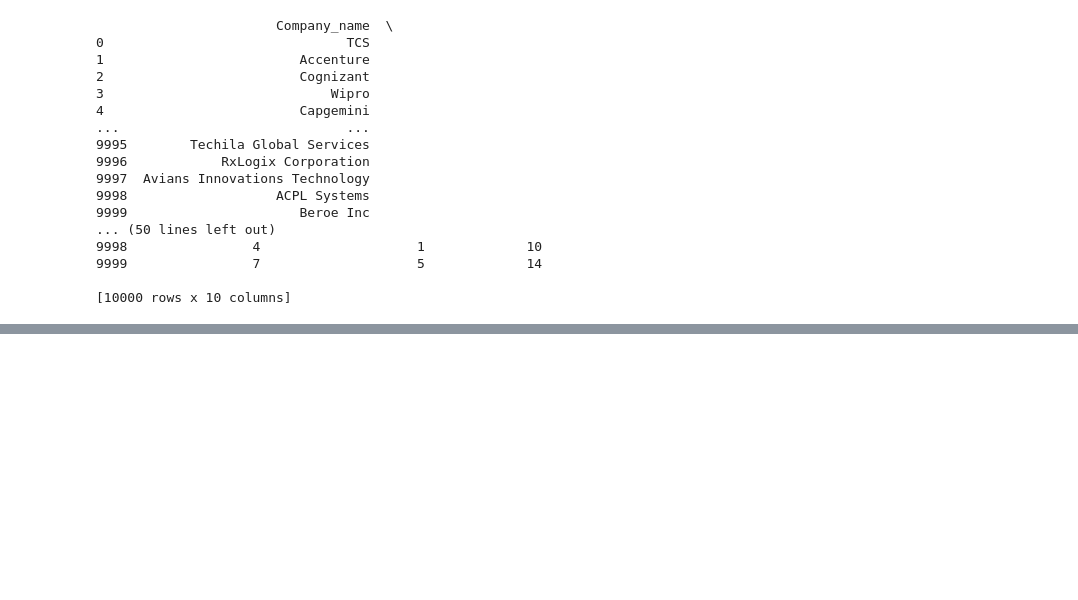
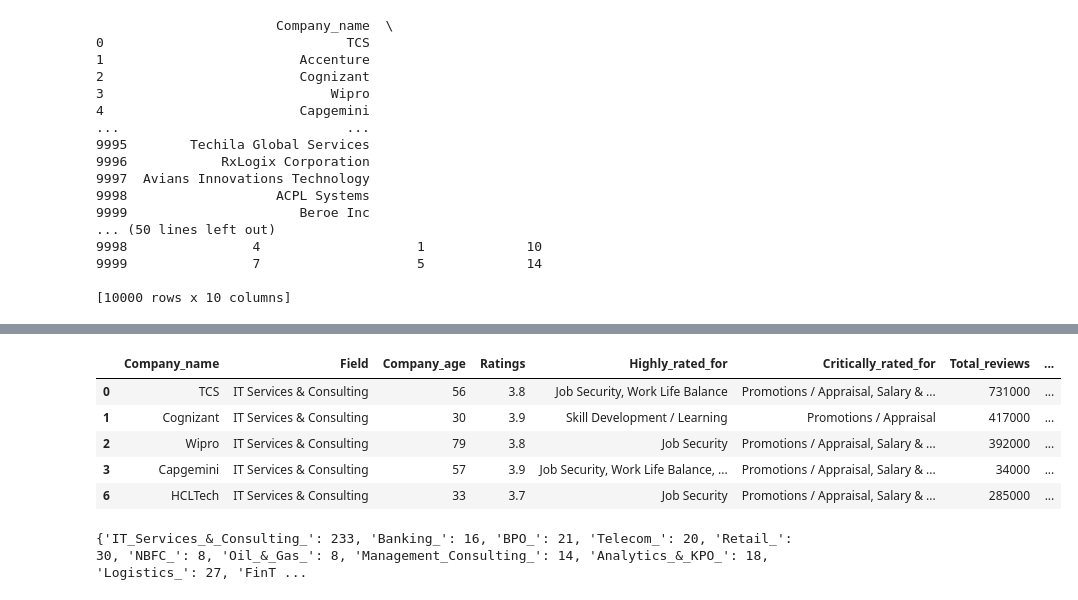
Before and after one commit to Prihantoedi/top-companies-data, a Jupyter notebook: Companies.ipynb, the cells around one changed output, grey strips where cells are left out. Cells and saved outputs as stored; diff of their text form; code cells hidden in the pictures; blank space fills up the shorter version.

```diff
--- a/Companies.ipynb
+++ b/Companies.ipynb
@@ -32,0 +233,9 @@ df_companies.sort_values(by='Ratings', ascending=False).head()
+# %%
+df_extracted_data.sort_values(by='Avg_salary', ascending=False).head()
+# %% [output]
+|  | Company_name | Field | Company_age | Ratings | Highly_rated_for | Critically_rated_for | Total_reviews | ... |
+| 0 | TCS | IT Services & Consulting | 56 | 3.8 | Job Security, Work Life Balance | Promotions / Appraisal, Salary & ... | 731000 | ... |
+| 1 | Cognizant | IT Services & Consulting | 30 | 3.9 | Skill Development / Learning | Promotions / Appraisal | 417000 | ... |
+| 2 | Wipro | IT Services & Consulting | 79 | 3.8 | Job Security | Promotions / Appraisal, Salary & ... | 392000 | ... |
+| 3 | Capgemini | IT Services & Consulting | 57 | 3.9 | Job Security, Work Life Balance, ... | Promotions / Appraisal, Salary & ... | 34000 | ... |
+| 6 | HCLTech | IT Services & Consulting | 33 | 3.7 | Job Security | Promotions / Appraisal, Salary & ... | 285000 | ... |
@@ -32,0 +253,4 @@ df_companies.sort_values(by='Ratings', ascending=False).head()
+# %%
+print(field_count)
+# %% [output]
+{'IT_Services_&_Consulting_': 233, 'Banking_': 16, 'BPO_': 21, 'Telecom_': 20, 'Retail_': 30, 'NBFC_': 8, 'Oil_&_Gas_': 8, 'Management_Consulting_': 14, 'Analytics_&_KPO_': 18, 'Logistics_': 27, 'FinT ...
```
Also changed, not shown: parts of 18 cells of this notebook, 1 other file.
